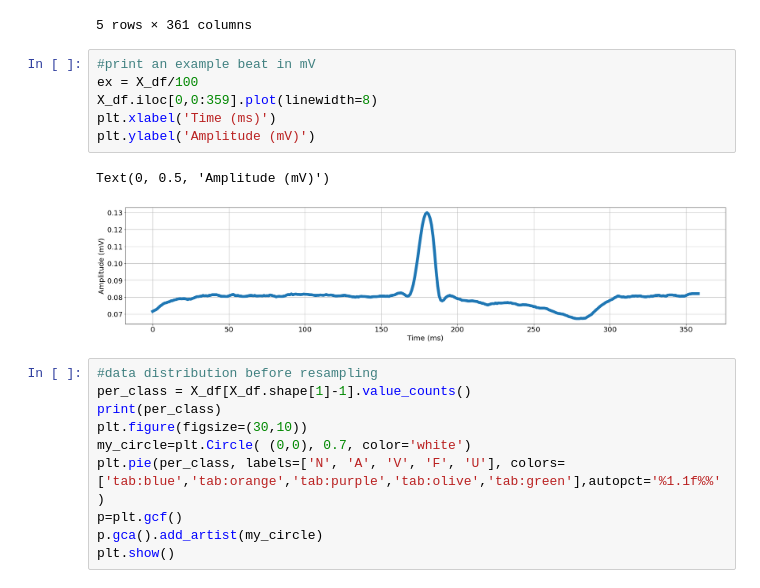
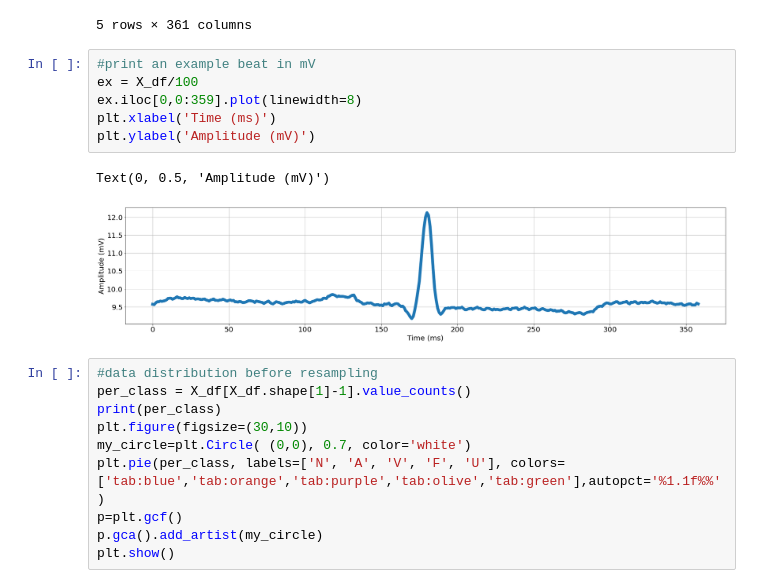
Before and after one commit to lmdeville/Misc, a Jupyter notebook: Project 1 - ECG Arryhthmia Detection - LD.ipynb, the cells around one changed output. Saved outputs shown, nothing was run; the diff lists cells and outputs as text.

```diff
--- a/Project 1 - ECG Arryhthmia Detection - LD.ipynb
+++ b/Project 1 - ECG Arryhthmia Detection - LD.ipynb
@@ -148,12 +148,12 @@ This is what the df looks like, where 0-359 is the time in ms and row # is the s
 # %%
 #print an example beat in mV
 ex = X_df/100
-X_df.iloc[0,0:359].plot(linewidth=8)
+ex.iloc[0,0:359].plot(linewidth=8)
 plt.xlabel('Time (ms)')
 plt.ylabel('Amplitude (mV)')
 # %% [output]
 Text(0, 0.5, 'Amplitude (mV)')
-[figure, old version]
+[figure, new version]
 # %%
 #data distribution before resampling
 per_class = X_df[X_df.shape[1]-1].value_counts()
```
Also changed, not shown: parts of 8 cells of this notebook.
